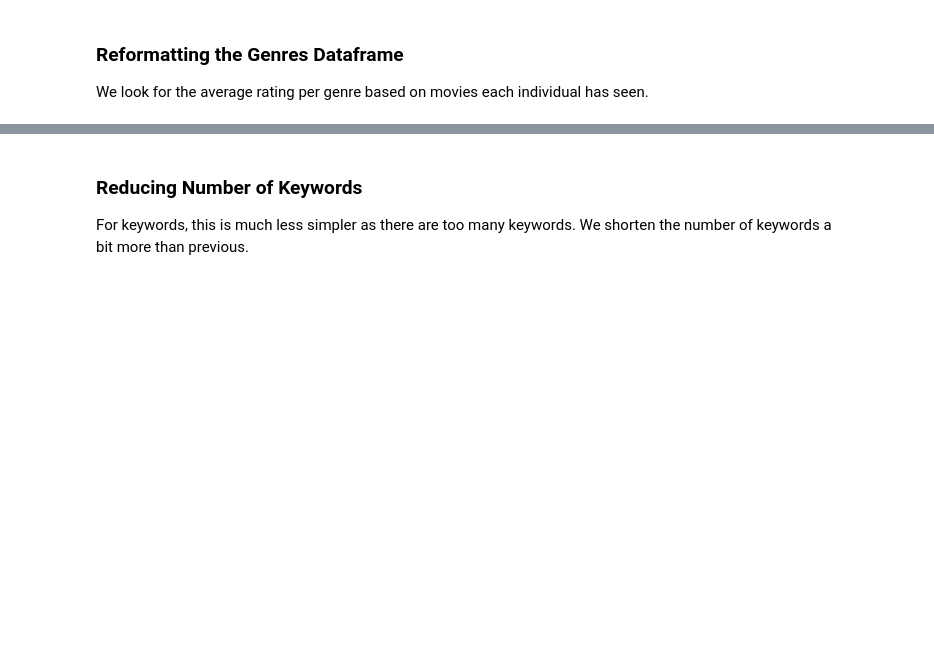
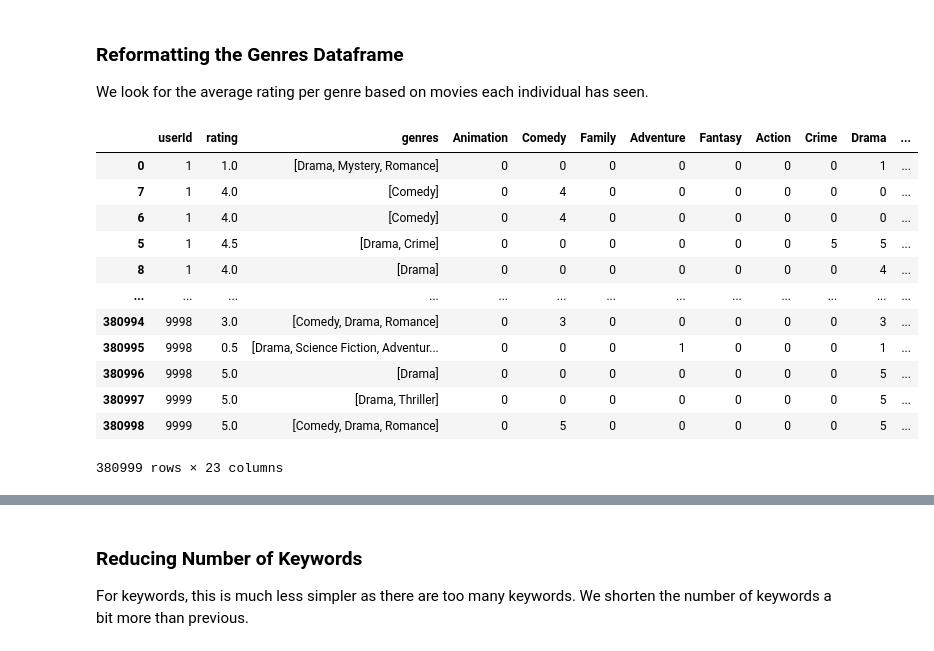
Before and after one commit to kunhwiko/Movie_Recommendation, a Jupyter notebook: src/CIS545_Group_Project.ipynb, the cells around one changed output, grey strips where cells are left out. Cells and saved outputs as stored; diff of their text form; code cells hidden in the pictures; blank space fills up the shorter version.

```diff
--- a/src/CIS545_Group_Project.ipynb
+++ b/src/CIS545_Group_Project.ipynb
@@ -477,6 +495,22 @@ We will need to reformat our current genres and keywords dataframe to make it co
 ### **Reformatting the Genres Dataframe**
 
 We look for the average rating per genre based on movies each individual has seen.
+# %%
+genres_df
+# %% [output]
+|  | userId | rating | genres | Animation | Comedy | Family | Adventure | Fantasy | Action | Crime | Drama | ... |
+| 0 | 1 | 1.0 | [Drama, Mystery, Romance] | 0 | 0 | 0 | 0 | 0 | 0 | 0 | 1 | ... |
+| 7 | 1 | 4.0 | [Comedy] | 0 | 4 | 0 | 0 | 0 | 0 | 0 | 0 | ... |
+| 6 | 1 | 4.0 | [Comedy] | 0 | 4 | 0 | 0 | 0 | 0 | 0 | 0 | ... |
+| 5 | 1 | 4.5 | [Drama, Crime] | 0 | 0 | 0 | 0 | 0 | 0 | 5 | 5 | ... |
+| 8 | 1 | 4.0 | [Drama] | 0 | 0 | 0 | 0 | 0 | 0 | 0 | 4 | ... |
+| ... | ... | ... | ... | ... | ... | ... | ... | ... | ... | ... | ... | ... |
+| 380994 | 9998 | 3.0 | [Comedy, Drama, Romance] | 0 | 3 | 0 | 0 | 0 | 0 | 0 | 3 | ... |
+| 380995 | 9998 | 0.5 | [Drama, Science Fiction, Adventur... | 0 | 0 | 0 | 1 | 0 | 0 | 0 | 1 | ... |
+| 380996 | 9998 | 5.0 | [Drama] | 0 | 0 | 0 | 0 | 0 | 0 | 0 | 5 | ... |
+| 380997 | 9999 | 5.0 | [Drama, Thriller] | 0 | 0 | 0 | 0 | 0 | 0 | 0 | 5 | ... |
+| 380998 | 9999 | 5.0 | [Comedy, Drama, Romance] | 0 | 5 | 0 | 0 | 0 | 0 | 0 | 5 | ... |
+380999 rows × 23 columns
 # %%
 genres_df.drop(columns=['rating','genres'], inplace=True)
 
```
Also changed, not shown: parts of 21 cells of this notebook.
